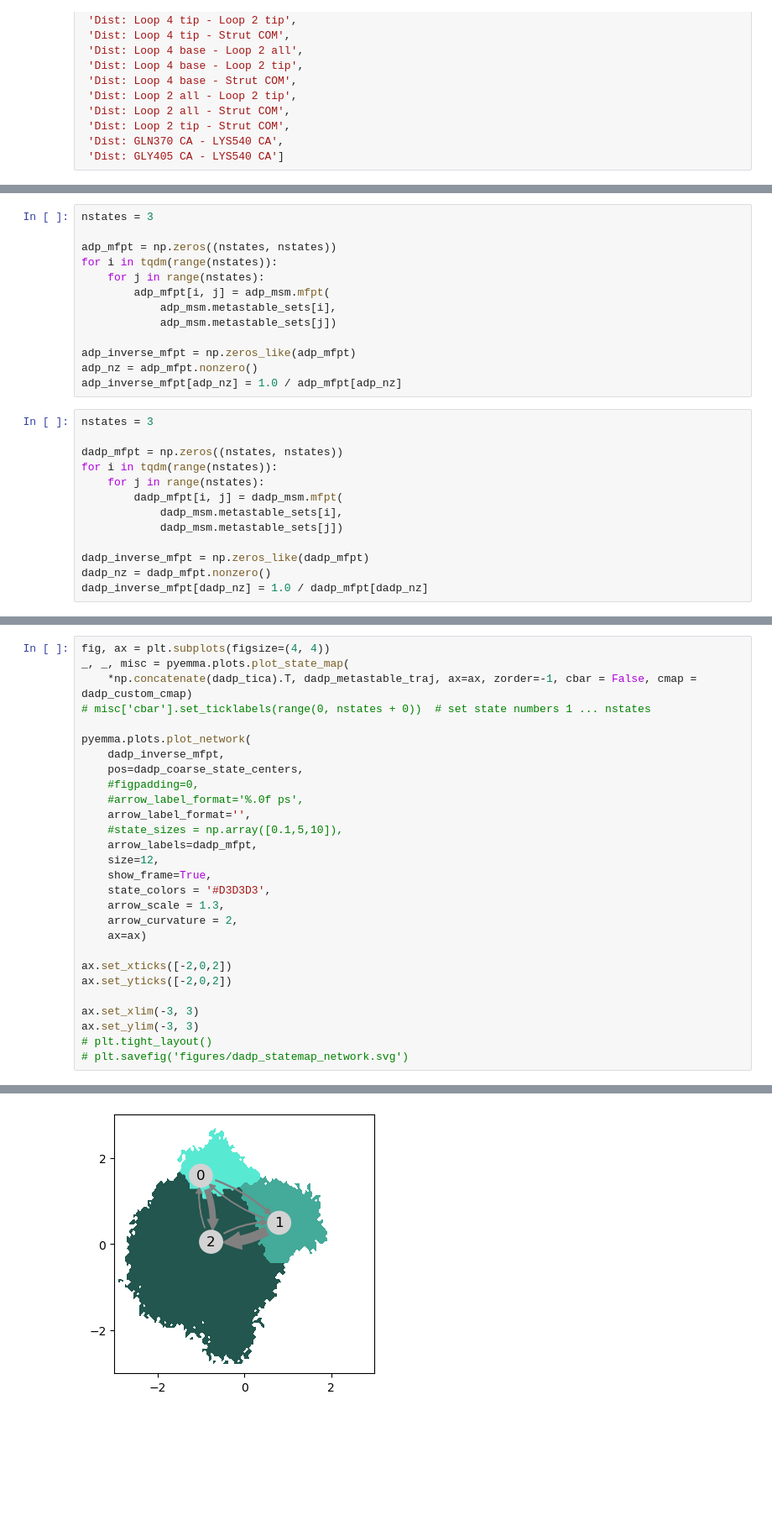
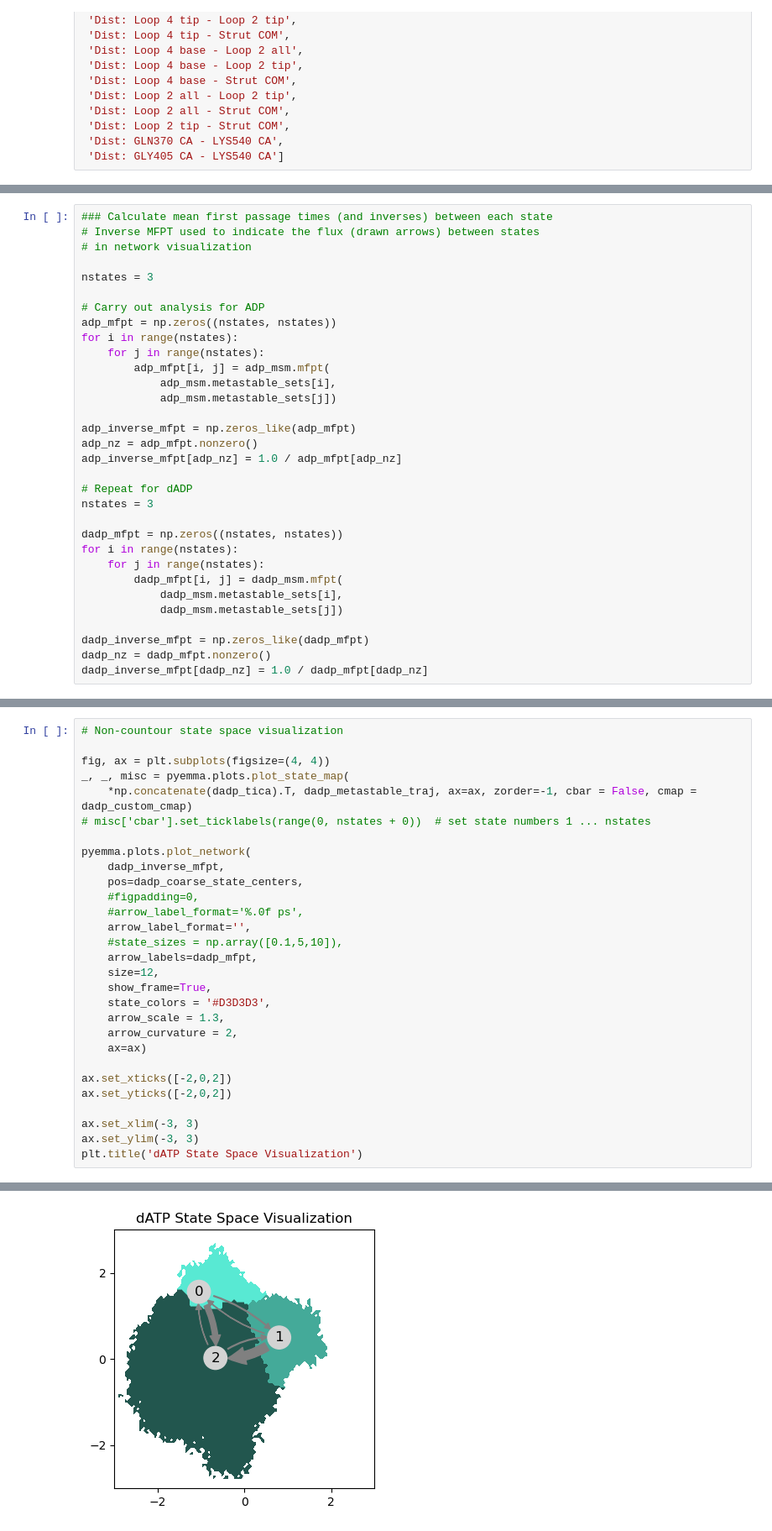
Before and after one commit to marcushock/dATP_multiscale_modeling, a Jupyter notebook: molecular_analysis/Myosin_MSM_Analysis.ipynb, the cells around one changed output, grey strips where cells are left out. Shown at 84% size. Drawn from its saved outputs; the diff is of its cells as text; blank space fills up the shorter version.

```diff
--- a/molecular_analysis/Myosin_MSM_Analysis.ipynb
+++ b/molecular_analysis/Myosin_MSM_Analysis.ipynb
@@ -709,8 +604,13 @@ adp_msm.mfpt(
 # %%
+### Calculate mean first passage times (and inverses) between each state
+# Inverse MFPT used to indicate the flux (drawn arrows) between states
+# in network visualization
+
 nstates = 3
 
+# Carry out analysis for ADP
 adp_mfpt = np.zeros((nstates, nstates))
-for i in tqdm(range(nstates)):
+for i in range(nstates):
     for j in range(nstates):
         adp_mfpt[i, j] = adp_msm.mfpt(
             adp_msm.metastable_sets[i],
@@ -719,16 +619,17 @@ for i in tqdm(range(nstates)):
 adp_inverse_mfpt = np.zeros_like(adp_mfpt)
 adp_nz = adp_mfpt.nonzero()
 adp_inverse_mfpt[adp_nz] = 1.0 / adp_mfpt[adp_nz]
+
+# Repeat for dADP
+nstates = 3
+
+dadp_mfpt = np.zeros((nstates, nstates))
+for i in range(nstates):
+    for j in range(nstates):
+        dadp_mfpt[i, j] = dadp_msm.mfpt(
+            dadp_msm.metastable_sets[i],
+            dadp_msm.metastable_sets[j])
+
+dadp_inverse_mfpt = np.zeros_like(dadp_mfpt)
+dadp_nz = dadp_mfpt.nonzero()
+dadp_inverse_mfpt[dadp_nz] = 1.0 / dadp_mfpt[dadp_nz]
-# %%
-nstates = 3
-
-dadp_mfpt = np.zeros((nstates, nstates))
-for i in tqdm(range(nstates)):
-    for j in range(nstates):
-        dadp_mfpt[i, j] = dadp_msm.mfpt(
-            dadp_msm.metastable_sets[i],
-            dadp_msm.metastable_sets[j])
-
-dadp_inverse_mfpt = np.zeros_like(dadp_mfpt)
-dadp_nz = dadp_mfpt.nonzero()
-dadp_inverse_mfpt[dadp_nz] = 1.0 / dadp_mfpt[dadp_nz]
@@ -1037,4 +877,6 @@ ax.set_ylim(-3, 3)
 # %%
+# Non-countour state space visualization
+
 fig, ax = plt.subplots(figsize=(4, 4))
 _, _, misc = pyemma.plots.plot_state_map(
     *np.concatenate(dadp_tica).T, dadp_metastable_traj, ax=ax, zorder=-1, cbar = False, cmap = dadp_custom_cmap)
@@ -1060,6 +902,5 @@ ax.set_yticks([-2,0,2])
 
 ax.set_xlim(-3, 3)
 ax.set_ylim(-3, 3)
-# plt.tight_layout()
-# plt.savefig('figures/dadp_statemap_network.svg')
+plt.title('dATP State Space Visualization')
 # %% [output]
@@ -1067 +908 @@ ax.set_ylim(-3, 3)
-[figure, old version]
+[figure, new version]
```
Also changed, not shown: parts of 100 cells of this notebook.
